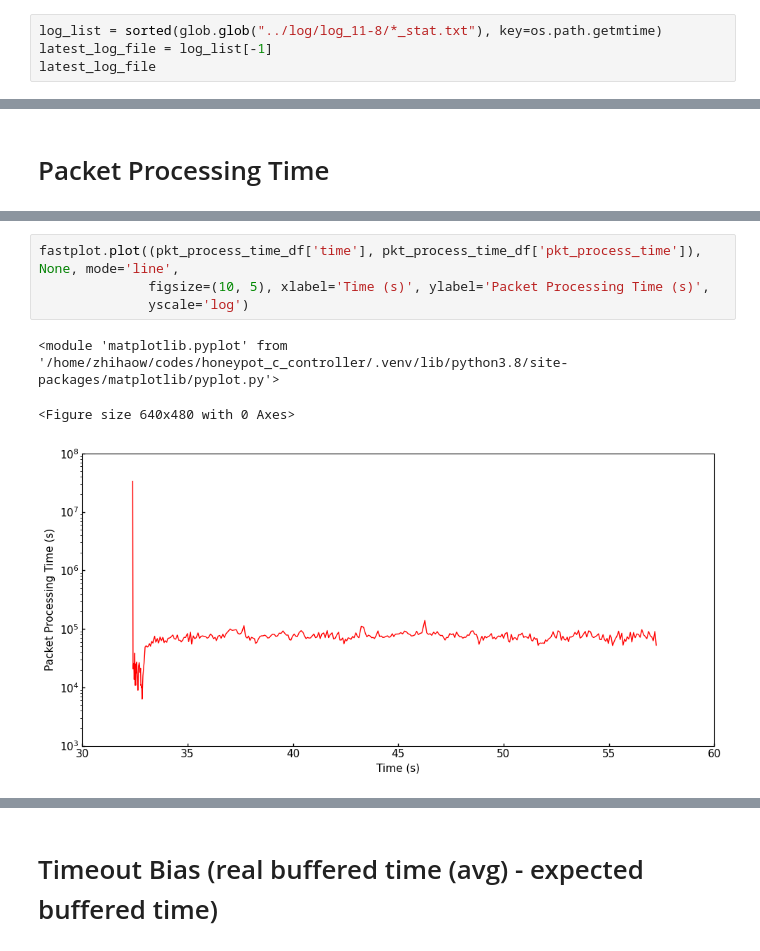
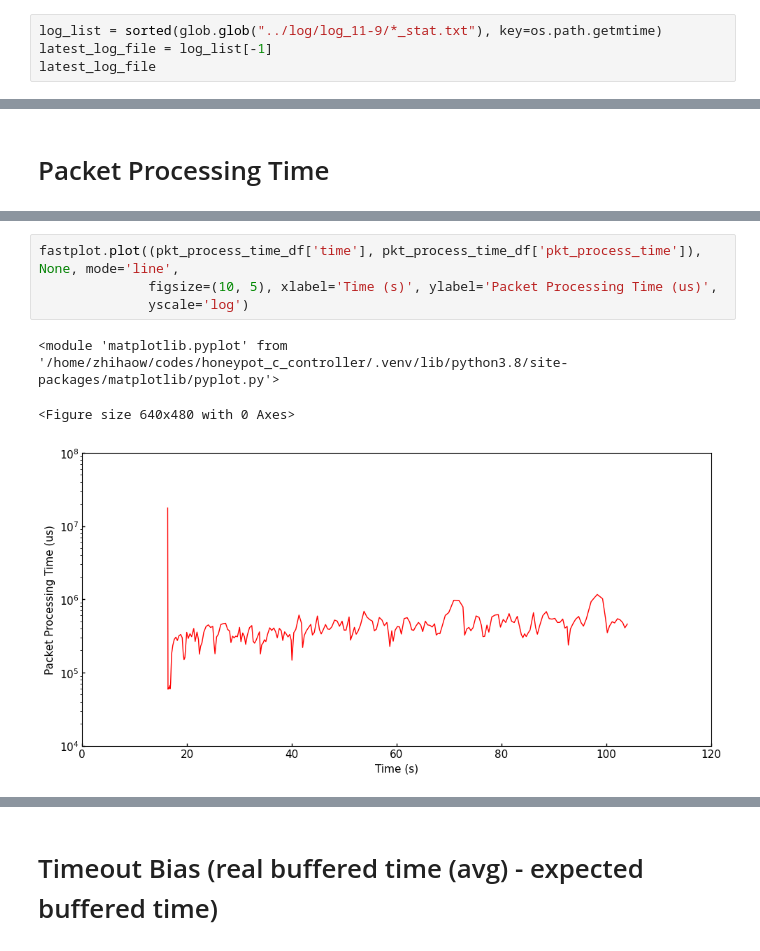
Before and after one commit to zhihao1998/ChamaleoNet, a Jupyter notebook: analysis/pkt_process_time.ipynb, the cells around one changed output, grey strips where cells are left out. Saved outputs shown, nothing was run; the diff lists cells and outputs as text.

```diff
--- a/analysis/pkt_process_time.ipynb
+++ b/analysis/pkt_process_time.ipynb
@@ -16,7 +16,7 @@ import os
 sns.set_style("whitegrid")
 sns.set_context("paper")
 # %%
-log_list = sorted(glob.glob("../log/log_11-8/*_stat.txt"), key=os.path.getmtime)
+log_list = sorted(glob.glob("../log/log_11-9/*_stat.txt"), key=os.path.getmtime)
 latest_log_file = log_list[-1]
 latest_log_file
 # %% [output]
@@ -83,11 +91,11 @@ pkt_pps_df['kpps'].mean()
 # %%
 fastplot.plot((pkt_process_time_df['time'], pkt_process_time_df['pkt_process_time']), None, mode='line',
-              figsize=(10, 5), xlabel='Time (s)', ylabel='Packet Processing Time (s)',
+              figsize=(10, 5), xlabel='Time (s)', ylabel='Packet Processing Time (us)',
               yscale='log')
 # %% [output]
 <module 'matplotlib.pyplot' from '/home/zhihaow/codes/honeypot_c_controller/.venv/lib/python3.8/site-packages/matplotlib/pyplot.py'>
 <Figure size 640x480 with 0 Axes>
-[figure, old version]
+[figure, new version]
 # %%
 fastplot.plot((pkt_pps_df['time'], pkt_pps_df['kpps']), None, mode='line',
               figsize=(10, 5), xlabel='Time (s)', ylabel='Packet Processing Rate (Kpps)')
```
Also changed, not shown: parts of 12 cells of this notebook, 12 other files.
